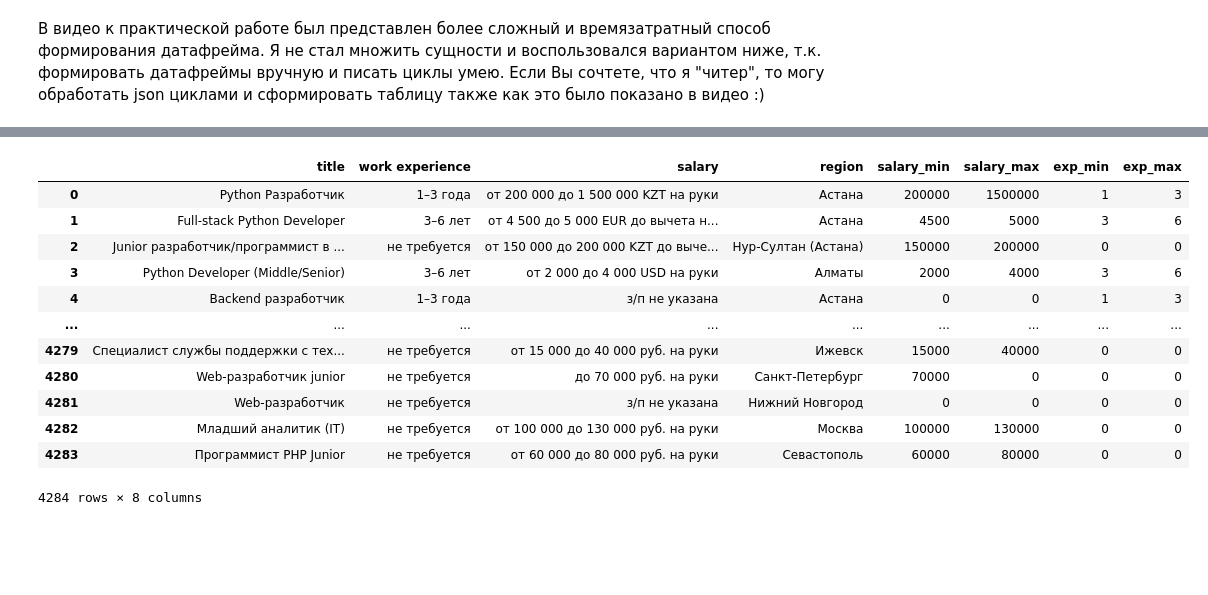
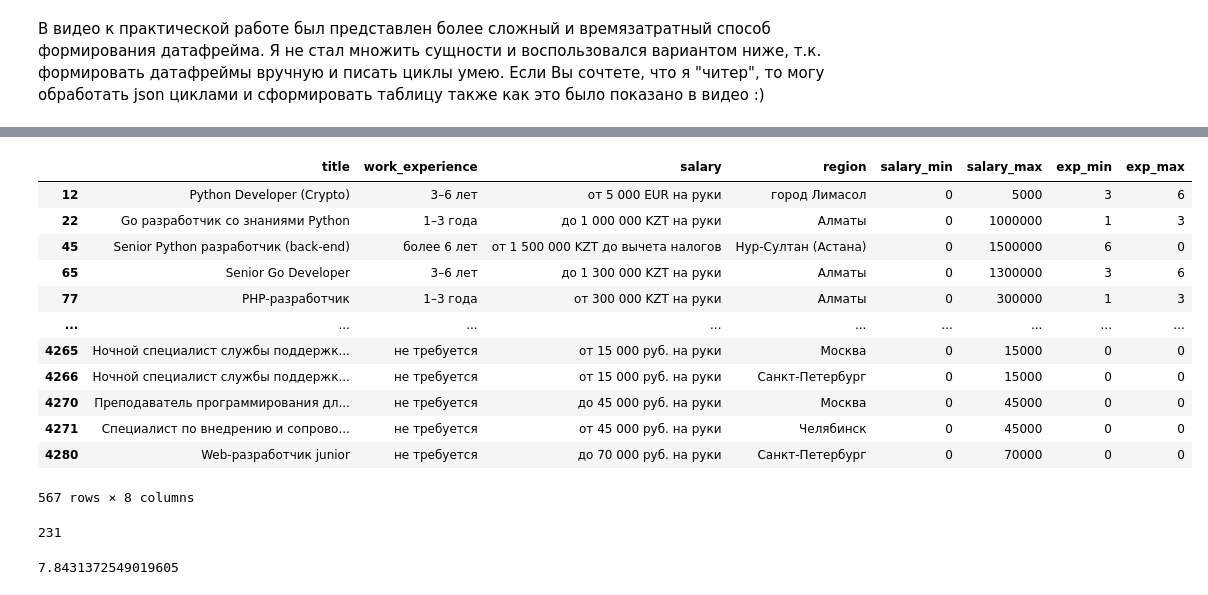
Before and after one commit to Lipetskiy/DE_Sprint, a Jupyter notebook: practicum_4/practicum_4.ipynb, the cells around one changed output, grey strips where cells are left out. Drawn from its saved outputs; the diff is of its cells as text; code cells hidden in the pictures; blank space fills up the shorter version.

Commit message:
parsed_2.json и parsed.csv удалены. Обновлены все файлы. Полностью переработан код в practicum_4.ipynb Добавлен parsed_hh.csv 27.10.2022

```diff
--- a/practicum_4/practicum_4.ipynb
+++ b/practicum_4/practicum_4.ipynb
@@ -28,0 +292,11 @@ df = pd.read_csv('parsed.csv')
+# %%
+# Перестрахуемся и уберем приставку 'город' там, где это возможно
+def city_remove(row):
+    region = row['region']
+    if 'город' in region:
+        region = region.replace('город ', '')
+        return region
+    else:
+        return region
+
+df['region'] = df.apply(city_remove, axis=1)
@@ -29,2 +337,13 @@ df = pd.read_csv('parsed.csv')
+# %%
+def del_zero(row):
+    s_min = row['salary_min']
+    s_max = row['salary_max']
+    if s_min == 0 and s_max != 0:
+        fixed_salary = int(s_max / 2)
+        return fixed_salary
+    else:
+        return s_min
+# %%
+df['salary_min'] = df.apply(del_zero, axis=1)
 # %%
 df
@@ -31 +373,6 @@ df
+# %%
+df['salary_mean'] = (df['salary_min'] + df['salary_max']) / 2
+df['exp_mean'] = (df['exp_min'] + df['exp_max']) / 2
+df['salary_mean'] = df['salary_mean'].apply(lambda x: int(x + 0.5))
+df['exp_mean'] = df['exp_mean'].apply(lambda x: int(x + 0.5))
 # %%
@@ -156,22 +441,24 @@ def exp_to_num(row):
 # %%
-df = pd.read_csv('parsed.csv')
-df['salary_min'] = 0
-df['salary_max'] = 0
-df['exp_min'] = 0
-df['exp_max'] = 0
+df[(df['salary_min']==0)&(df['salary_max']!=0)]
+# %% [output]
+|  | title | work_experience | salary | region | salary_min | salary_max | exp_min | exp_max |
+| 12 | Python Developer (Crypto) | 3–6 лет | от 5 000 EUR на руки | город Лимасол | 0 | 5000 | 3 | 6 |
+| 22 | Go разработчик со знаниями Python | 1–3 года | до 1 000 000 KZT на руки | Алматы | 0 | 1000000 | 1 | 3 |
+| 45 | Senior Python разработчик (back-end) | более 6 лет | от 1 500 000 KZT до вычета налогов | Нур-Султан (Астана) | 0 | 1500000 | 6 | 0 |
+| 65 | Senior Go Developer | 3–6 лет | до 1 300 000 KZT на руки | Алматы | 0 | 1300000 | 3 | 6 |
+| 77 | PHP-разработчик | 1–3 года | от 300 000 KZT на руки | Алматы | 0 | 300000 | 1 | 3 |
+| ... | ... | ... | ... | ... | ... | ... | ... | ... |
+| 4265 | Ночной специалист службы поддержк... | не требуется | от 15 000 руб. на руки | Москва | 0 | 15000 | 0 | 0 |
+| 4266 | Ночной специалист службы поддержк... | не требуется | от 15 000 руб. на руки | Санкт-Петербург | 0 | 15000 | 0 | 0 |
+| 4270 | Преподаватель программирования дл... | не требуется | до 45 000 руб. на руки | Москва | 0 | 45000 | 0 | 0 |
+| 4271 | Специалист по внедрению и сопрово... | не требуется | от 45 000 руб. на руки | Челябинск | 0 | 45000 | 0 | 0 |
+| 4280 | Web-разработчик junior | не требуется | до 70 000 руб. на руки | Санкт-Петербург | 0 | 70000 | 0 | 0 |
+567 rows × 8 columns
-# %%
-df
-# %% [output]
-|  | title | work experience | salary | region | salary_min | salary_max | exp_min | exp_max |
-| 0 | Python Разработчик | 1–3 года | от 200 000 до 1 500 000 KZT на руки | Астана | 200000 | 1500000 | 1 | 3 |
-| 1 | Full-stack Python Developer | 3–6 лет | от 4 500 до 5 000 EUR до вычета н... | Астана | 4500 | 5000 | 3 | 6 |
-| 2 | Junior разработчик/программист в ... | не требуется | от 150 000 до 200 000 KZT до выче... | Нур-Султан (Астана) | 150000 | 200000 | 0 | 0 |
-| 3 | Python Developer (Middle/Senior) | 3–6 лет | от 2 000 до 4 000 USD на руки | Алматы | 2000 | 4000 | 3 | 6 |
-| 4 | Backend разработчик | 1–3 года | з/п не указана | Астана | 0 | 0 | 1 | 3 |
-| ... | ... | ... | ... | ... | ... | ... | ... | ... |
-| 4279 | Специалист службы поддержки с тех... | не требуется | от 15 000 до 40 000 руб. на руки | Ижевск | 15000 | 40000 | 0 | 0 |
-| 4280 | Web-разработчик junior | не требуется | до 70 000 руб. на руки | Санкт-Петербург | 70000 | 0 | 0 | 0 |
-| 4281 | Web-разработчик | не требуется | з/п не указана | Нижний Новгород | 0 | 0 | 0 | 0 |
-| 4282 | Младший аналитик (IT) | не требуется | от 100 000 до 130 000 руб. на руки | Москва | 100000 | 130000 | 0 | 0 |
-| 4283 | Программист PHP Junior | не требуется | от 60 000 до 80 000 руб. на руки | Севастополь | 60000 | 80000 | 0 | 0 |
-4284 rows × 8 columns
+# %%
+567 - 336
+# %% [output]
+231
+# %%
+336*100/4284
+# %% [output]
+7.8431372549019605
```
Also changed, not shown: parts of 69 cells of this notebook, 2 other files.
